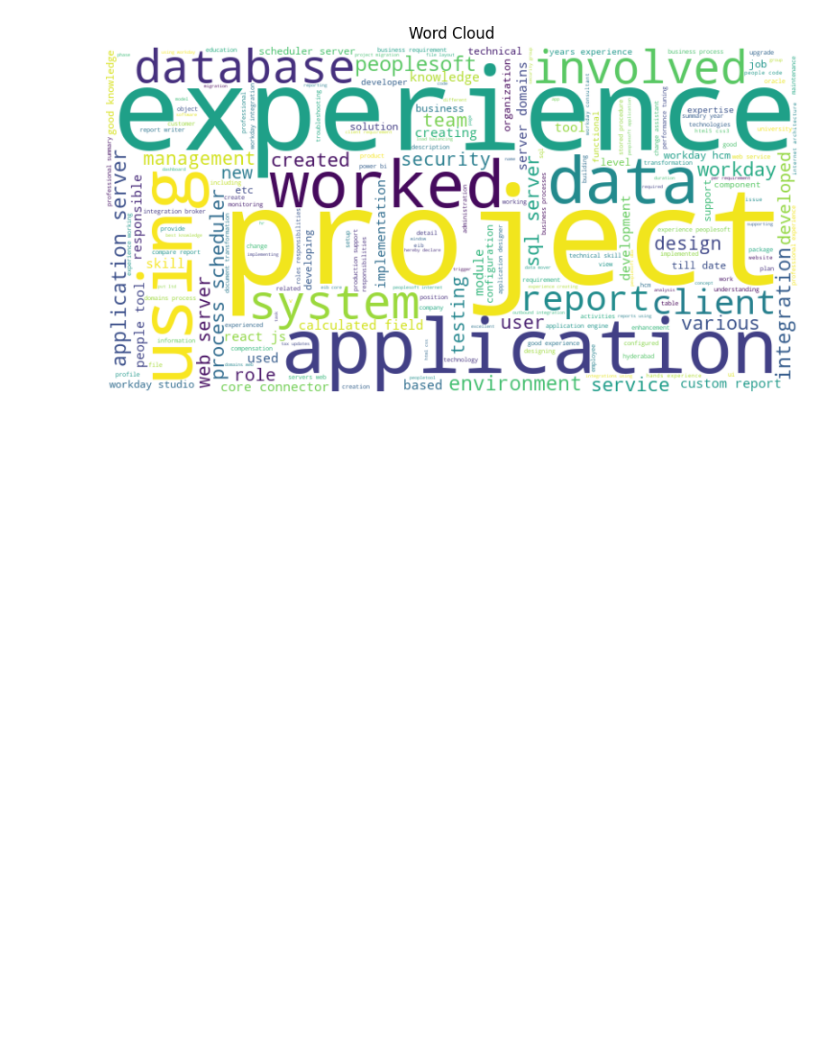
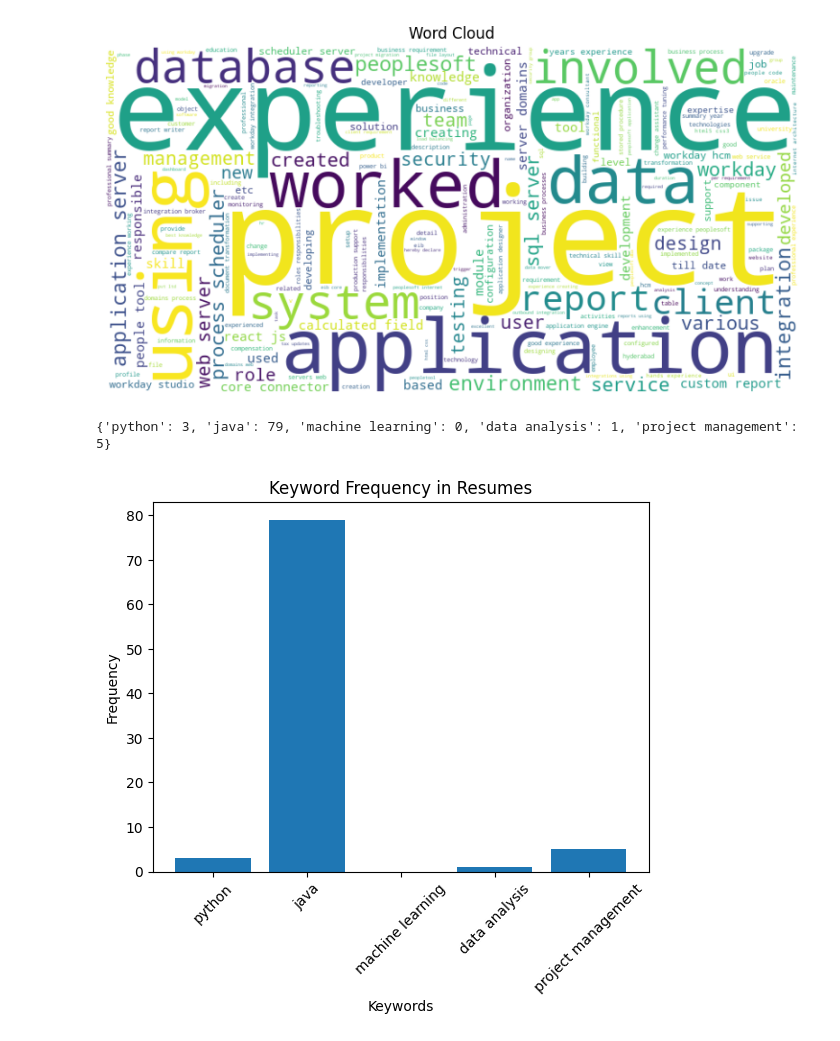
Before and after one commit to VijayBhasckar/Resume-Classification, a Jupyter notebook: EDA.ipynb, the cells around one changed output. Drawn from its saved outputs; the diff is of its cells as text; code cells hidden in the pictures; blank space fills up the shorter version.

Commit message:
Exploratory Data Analysis on Resumes

```diff
--- a/EDA.ipynb
+++ b/EDA.ipynb
@@ -162,3 +162,34 @@ plt.title('Word Cloud')
 plt.show()
 # %% [output]
 [figure]
+# %%
+# Define a list of keywords related to skills or experiences
+keywords = ['python', 'java', 'machine learning', 'data analysis', 'project management']
+
+def count_keywords(text, keywords):
+    keyword_count = {}
+    for keyword in keywords:
+        keyword_count[keyword] = text.lower().count(keyword)
+    return keyword_count
+
+df['keyword_counts'] = df['Text'].apply(lambda x: count_keywords(x, keywords))
+
+# Summarize keyword counts
+keyword_sum = {}
+for keyword in keywords:
+    keyword_sum[keyword] = df['keyword_counts'].apply(lambda x: x[keyword]).sum()
+
+print(keyword_sum)
+# %% [output]
+{'python': 3, 'java': 79, 'machine learning': 0, 'data analysis': 1, 'project management': 5}
+# %%
+import matplotlib.pyplot as plt
+
+plt.bar(keyword_sum.keys(), keyword_sum.values())
+plt.xlabel('Keywords')
+plt.ylabel('Frequency')
+plt.title('Keyword Frequency in Resumes')
+plt.xticks(rotation=45)
+plt.show()
+# %% [output]
+[figure, added]
```
